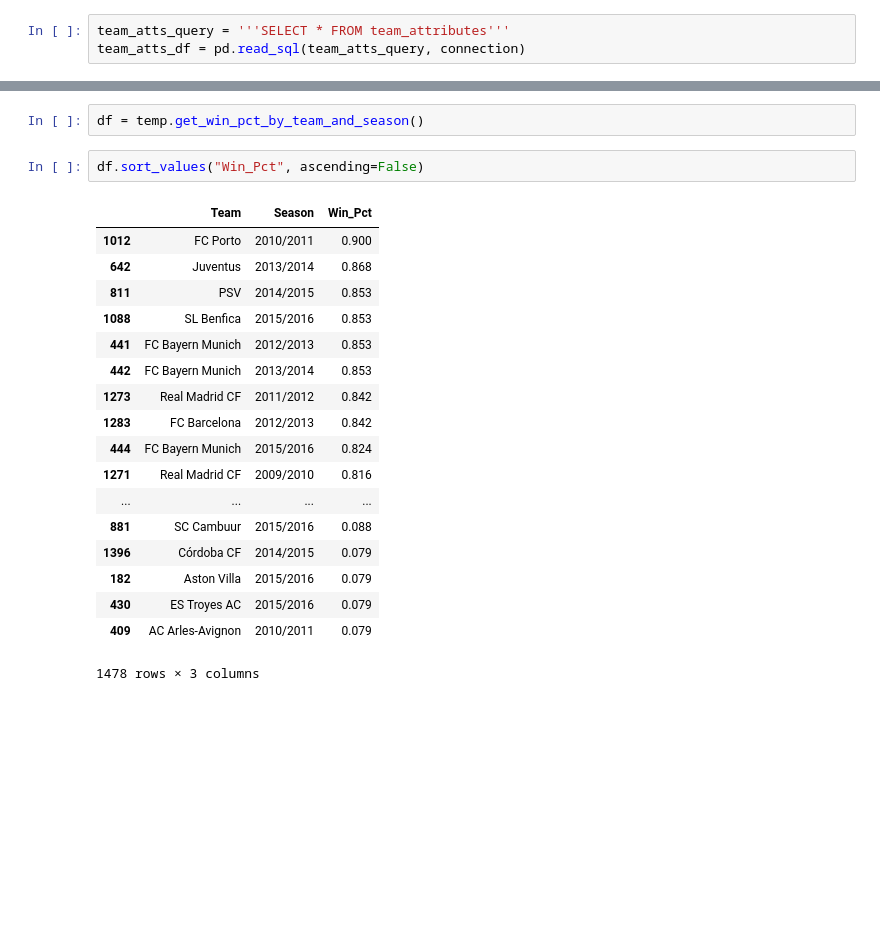
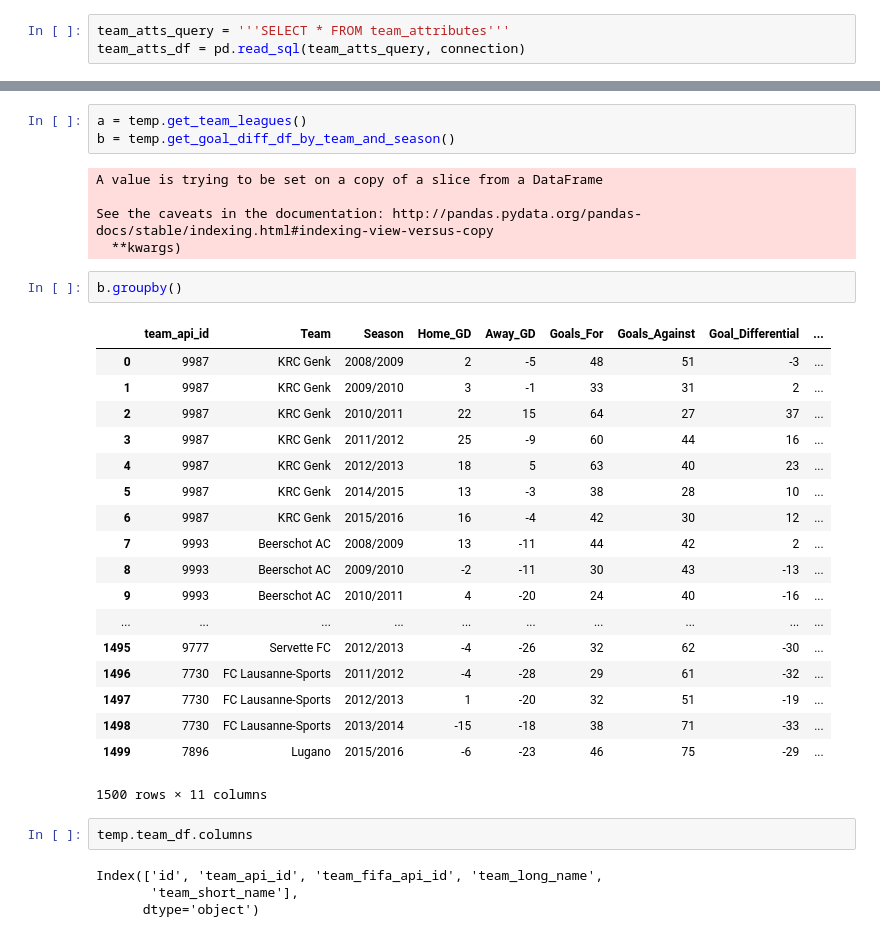
Before and after one commit to dgilbs/soccer_matches, a Jupyter notebook: soccer_analysis.ipynb, the cells around one changed output, grey strips where cells are left out. Drawn from its saved outputs; the diff is of its cells as text; blank space fills up the shorter version.

Commit message:
adds goal differential methods

```diff
--- a/soccer_analysis.ipynb
+++ b/soccer_analysis.ipynb
@@ -131,26 +220,38 @@ class soccerData(object):
 
 
 temp = soccerData(match_df, country_df, team_df, player_df, team_atts_df, player_atts_df, league_df)
-# %%
-df = temp.get_win_pct_by_team_and_season()
-# %%
-df.sort_values("Win_Pct", ascending=False)
-# %% [output]
-|  | Team | Season | Win_Pct |
-| 1012 | FC Porto | 2010/2011 | 0.900 |
-| 642 | Juventus | 2013/2014 | 0.868 |
-| 811 | PSV | 2014/2015 | 0.853 |
-| 1088 | SL Benfica | 2015/2016 | 0.853 |
-| 441 | FC Bayern Munich | 2012/2013 | 0.853 |
-| 442 | FC Bayern Munich | 2013/2014 | 0.853 |
-| 1273 | Real Madrid CF | 2011/2012 | 0.842 |
-| 1283 | FC Barcelona | 2012/2013 | 0.842 |
-| 444 | FC Bayern Munich | 2015/2016 | 0.824 |
-| 1271 | Real Madrid CF | 2009/2010 | 0.816 |
-| ... | ... | ... | ... |
-| 881 | SC Cambuur | 2015/2016 | 0.088 |
-| 1396 | Córdoba CF | 2014/2015 | 0.079 |
-| 182 | Aston Villa | 2015/2016 | 0.079 |
-| 430 | ES Troyes AC | 2015/2016 | 0.079 |
-| 409 | AC Arles-Avignon | 2010/2011 | 0.079 |
-1478 rows × 3 columns
+# %%
+a = temp.get_team_leagues()
+b = temp.get_goal_diff_df_by_team_and_season()
+# %% [output]
+A value is trying to be set on a copy of a slice from a DataFrame
+
+See the caveats in the documentation: http://pandas.pydata.org/pandas-docs/stable/indexing.html#indexing-view-versus-copy
+  **kwargs)
+# %%
+b.groupby()
+# %% [output]
+|  | team_api_id | Team | Season | Home_GD | Away_GD | Goals_For | Goals_Against | Goal_Differential | ... |
+| 0 | 9987 | KRC Genk | 2008/2009 | 2 | -5 | 48 | 51 | -3 | ... |
+| 1 | 9987 | KRC Genk | 2009/2010 | 3 | -1 | 33 | 31 | 2 | ... |
+| 2 | 9987 | KRC Genk | 2010/2011 | 22 | 15 | 64 | 27 | 37 | ... |
+| 3 | 9987 | KRC Genk | 2011/2012 | 25 | -9 | 60 | 44 | 16 | ... |
+| 4 | 9987 | KRC Genk | 2012/2013 | 18 | 5 | 63 | 40 | 23 | ... |
+| 5 | 9987 | KRC Genk | 2014/2015 | 13 | -3 | 38 | 28 | 10 | ... |
+| 6 | 9987 | KRC Genk | 2015/2016 | 16 | -4 | 42 | 30 | 12 | ... |
+| 7 | 9993 | Beerschot AC | 2008/2009 | 13 | -11 | 44 | 42 | 2 | ... |
+| 8 | 9993 | Beerschot AC | 2009/2010 | -2 | -11 | 30 | 43 | -13 | ... |
+| 9 | 9993 | Beerschot AC | 2010/2011 | 4 | -20 | 24 | 40 | -16 | ... |
+| ... | ... | ... | ... | ... | ... | ... | ... | ... | ... |
+| 1495 | 9777 | Servette FC | 2012/2013 | -4 | -26 | 32 | 62 | -30 | ... |
+| 1496 | 7730 | FC Lausanne-Sports | 2011/2012 | -4 | -28 | 29 | 61 | -32 | ... |
+| 1497 | 7730 | FC Lausanne-Sports | 2012/2013 | 1 | -20 | 32 | 51 | -19 | ... |
+| 1498 | 7730 | FC Lausanne-Sports | 2013/2014 | -15 | -18 | 38 | 71 | -33 | ... |
+| 1499 | 7896 | Lugano | 2015/2016 | -6 | -23 | 46 | 75 | -29 | ... |
+1500 rows × 11 columns
+# %%
+temp.team_df.columns
+# %% [output]
+Index(['id', 'team_api_id', 'team_fifa_api_id', 'team_long_name',
+       'team_short_name'],
+      dtype='object')
```
Also changed, not shown: parts of 4 cells of this notebook.
